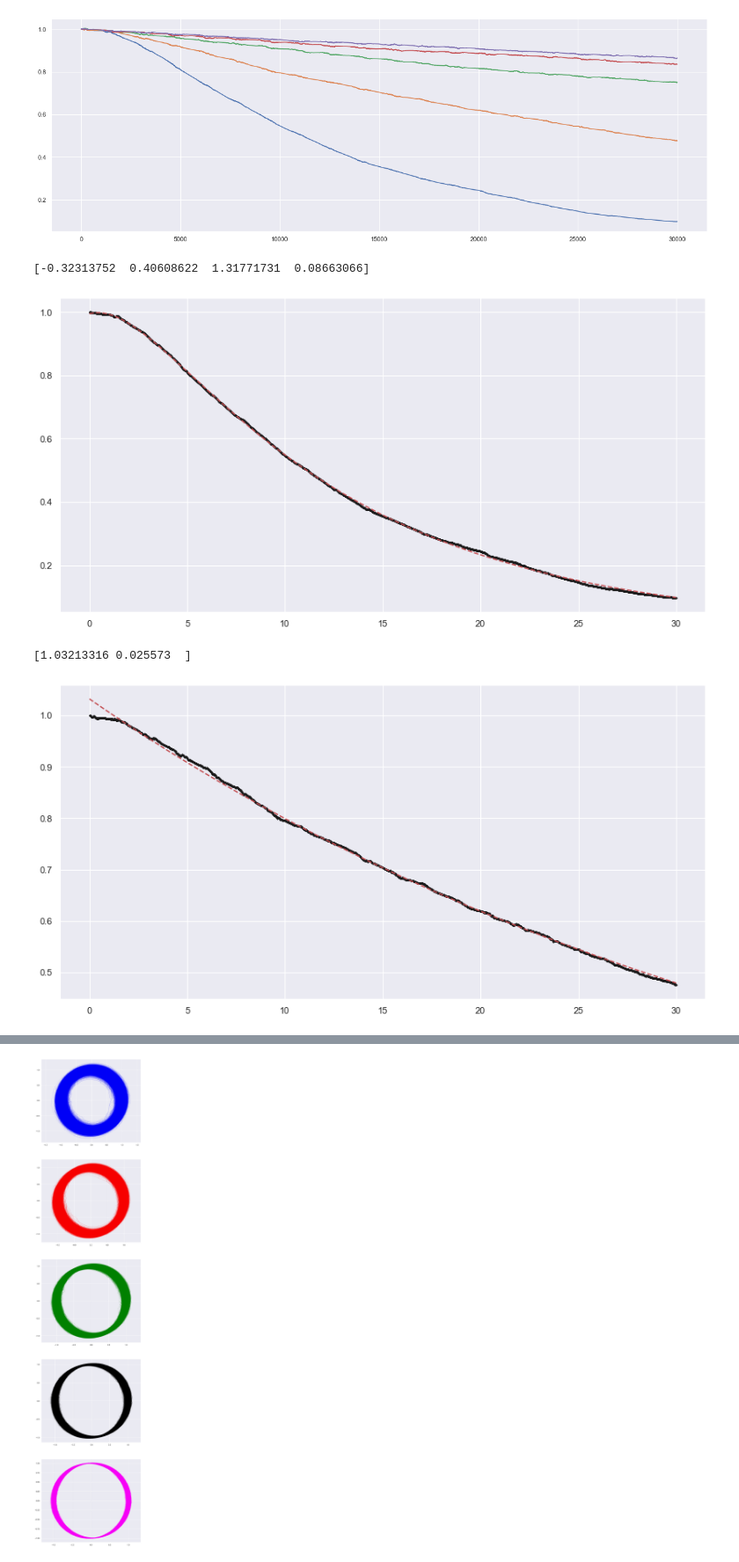
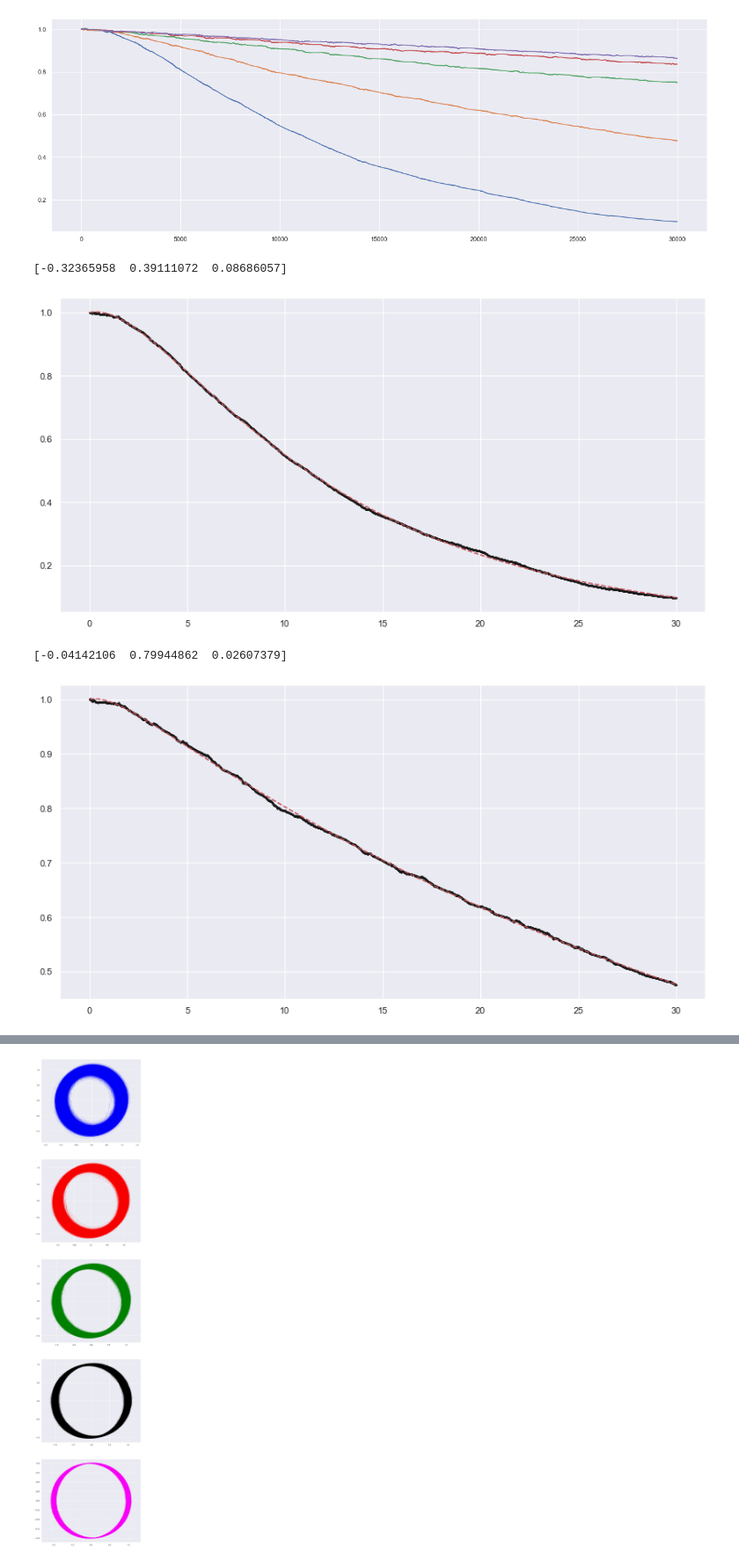
Before and after one commit to dbikiel/lambdaomega, a Jupyter notebook: Analysis of small perturbations to stationary trajectories in Lambda-Omega systems.ipynb, the cells around one changed output, grey strips where cells are left out. Shown at 88% size. Drawn from its saved outputs; the diff is of its cells as text; code cells hidden in the pictures.

Commit message:
added some graphs

```diff
--- a/Analysis of small perturbations to stationary trajectories in Lambda-Omega systems.ipynb
+++ b/Analysis of small perturbations to stationary trajectories in Lambda-Omega systems.ipynb
@@ -225,11 +226,14 @@ def sigmoid2(x, x0, k, h):
     """
     return h / (1 + np.exp(-k*(x-x0)))
 
-def monoexp(x, A, k):
-    return A*np.exp(-k*x)
+def monoexp(x, k):
+    return np.exp(-k*x)
 
-def biexp(x, A, k1, B, k2):
-    return A*np.exp(-k1*x) + B*np.exp(-k2*x)
+def biexp(x, A, k1, k2):
+    return A*np.exp(-k1*x) + (1.0 - A)*np.exp(-k2*x)
+
+def linear(x, A, B):
+    return A*x + B
 
 # Non-linear curve fitting using sigmoid function
 def fit_r(func, x_data, y_data):
@@ -239,9 +243,11 @@ def fit_r(func, x_data, y_data):
     elif func == sigmoid2:
         p0 = [np.median(x_data),1, np.max(y_data)] # this is an mandatory initial guess
     elif func == monoexp:
-        p0 = [1, -1] # this is an mandatory initial guess
+        p0 = [-1] # this is an mandatory initial guess
     elif func == biexp:
-        p0 = [1, 1, 2, 0.5] # this is an mandatory initial guess
+        p0 = [-1, 1, 0.5] # this is an mandatory initial guess
+    elif func == linear:
+        p0 = [1,1]
 
 
     popt, _ = curve_fit(func, x_data, y_data, p0)
@@ -256,18 +262,18 @@ fig, ax = plt.subplots(figsize=(14,7))
 plt.plot(tspan, r2_025, 'k.', alpha = 0.5, markersize = 1)
 plt.plot(tspan, biexp(tspan, *popt), 'r', linestyle = '--');
 # %% [output]
-[-0.32313752  0.40608622  1.31771731  0.08663066]
+[-0.32365958  0.39111072  0.08686057]
 [figure]
 # %%
 r2_05 = (mean_trajs[0.5][0])**2+(mean_trajs[0.5][1])**2
-popt = fit_r(monoexp, tspan, r2_05)
+popt = fit_r(biexp, tspan, r2_05)
 print(popt)
 
 fig, ax = plt.subplots(figsize=(14,7))
 plt.plot(tspan, r2_05, 'k.', alpha = 0.5, markersize = 1)
-plt.plot(tspan, monoexp(tspan, *popt), 'r', linestyle = '--');
+plt.plot(tspan, biexp(tspan, *popt), 'r', linestyle = '--');
 # %% [output]
-[1.03213316 0.025573  ]
+[-0.04142106  0.79944862  0.02607379]
-[figure, old version]
+[figure, new version]
 # %%
 r2_1 = (mean_trajs[1][0])**2+(mean_trajs[1][1])**2
```
Also changed, not shown: parts of 27 cells of this notebook, 1 other file.
